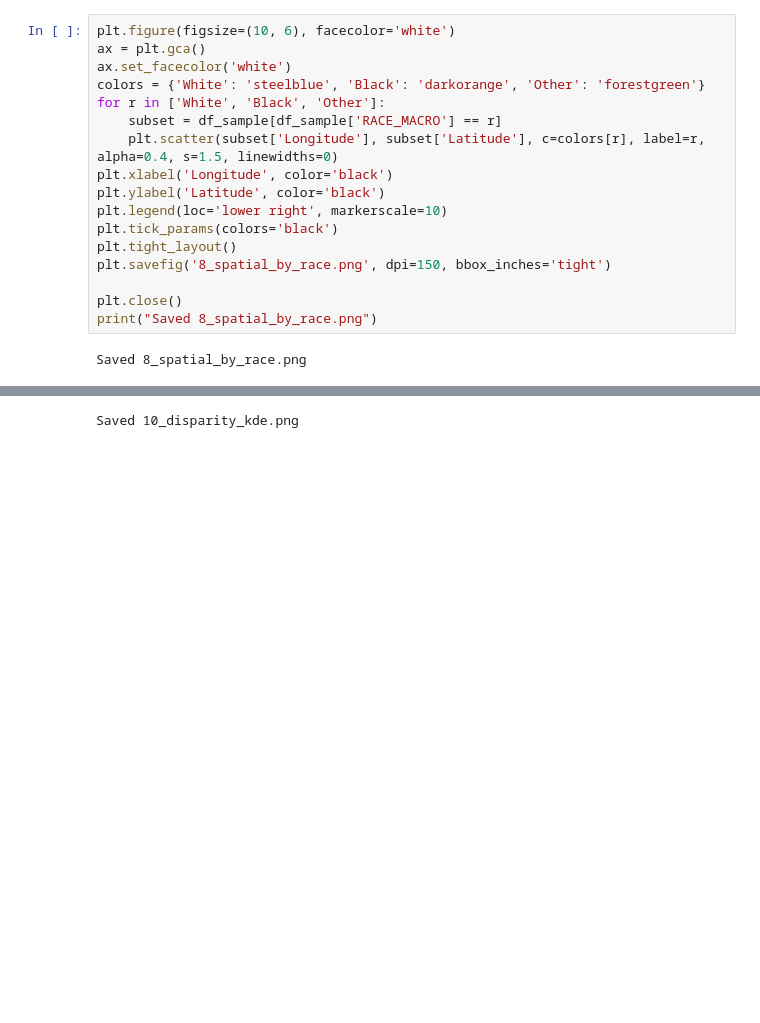
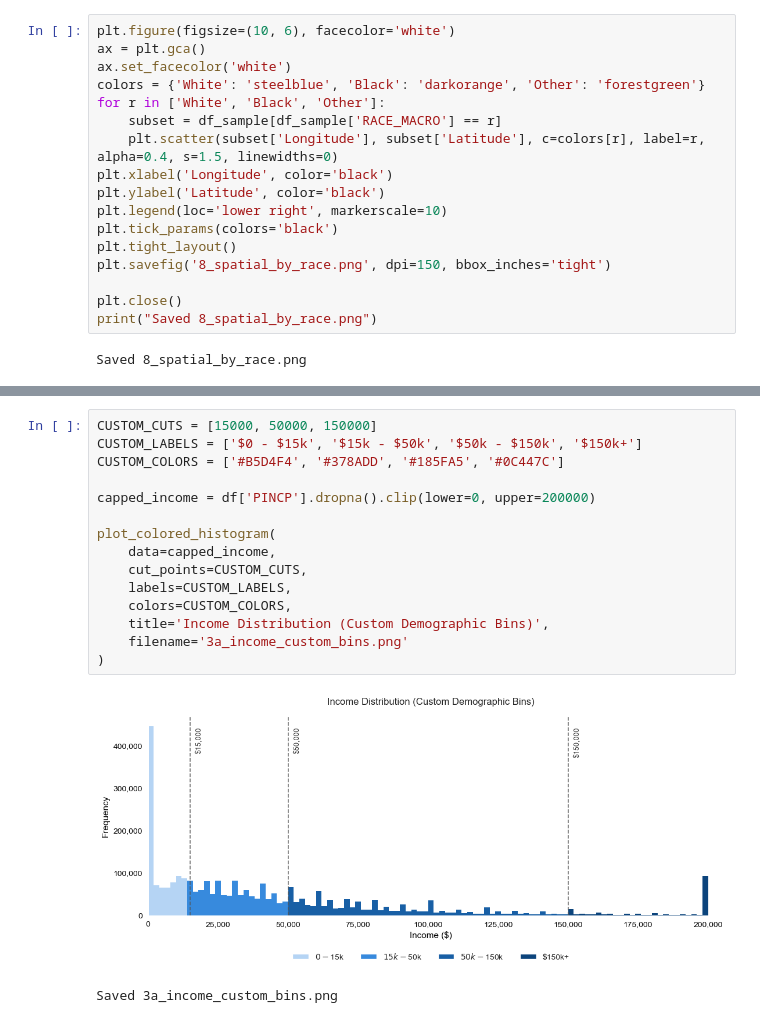
Before and after one commit to PeeterTarvas/MastersThesis, a Jupyter notebook: datasets.ipynb, the cells around one changed output, grey strips where cells are left out. Saved outputs shown, nothing was run; the diff lists cells and outputs as text; blank space fills up the shorter version.

```diff
--- a/datasets.ipynb
+++ b/datasets.ipynb
@@ -330,4 +388,19 @@ Saved 9_intersection_heatmap.png
 # %%
+CUSTOM_CUTS = [15000, 50000, 150000]
+CUSTOM_LABELS = ['$0 - $15k', '$15k - $50k', '$50k - $150k', '$150k+']
+CUSTOM_COLORS = ['#B5D4F4', '#378ADD', '#185FA5', '#0C447C']
+
+capped_income = df['PINCP'].dropna().clip(lower=0, upper=200000)
+
+plot_colored_histogram(
+    data=capped_income,
+    cut_points=CUSTOM_CUTS,
+    labels=CUSTOM_LABELS,
+    colors=CUSTOM_COLORS,
+    title='Income Distribution (Custom Demographic Bins)',
+    filename='3a_income_custom_bins.png'
+)
 # %% [output]
+[figure, added]
-Saved 10_disparity_kde.png
+Saved 3a_income_custom_bins.png
 # %%
```
Also changed, not shown: parts of 5 cells of this notebook, 6 other files.
